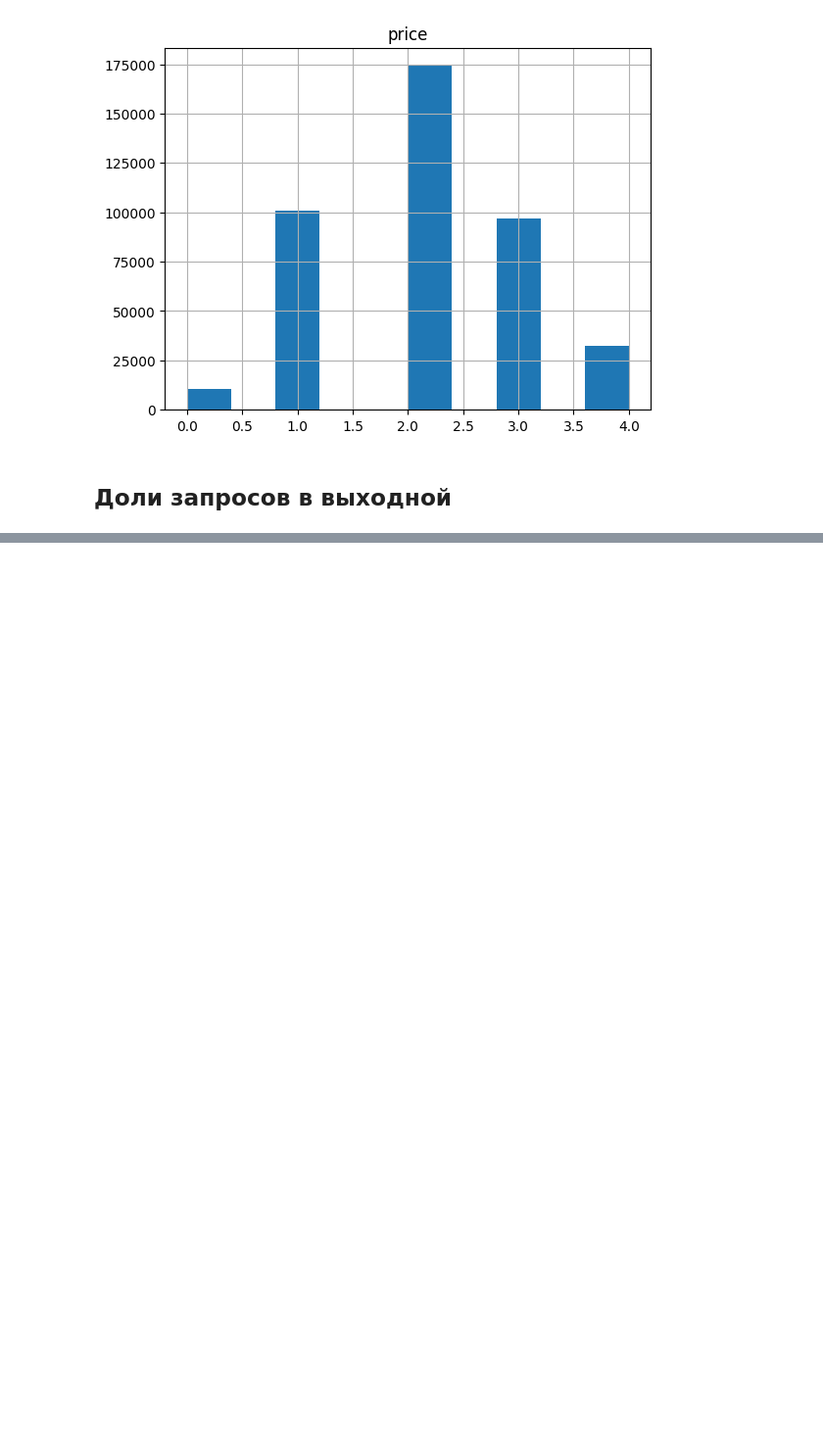
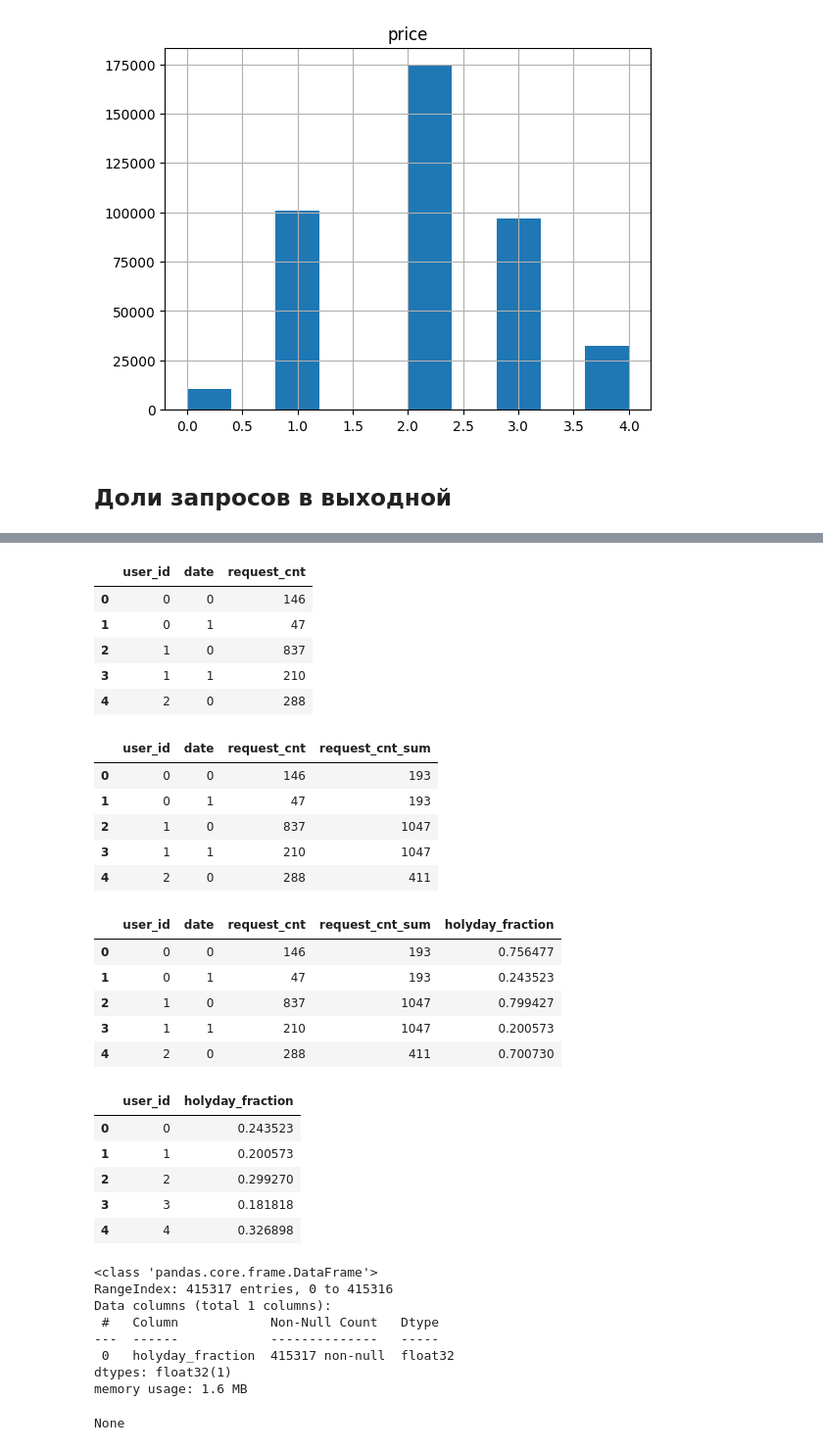
Before and after one commit to koshkidadanet/MTS-ML-CUP, a Jupyter notebook: feature_eng.ipynb, the cells around one changed output, grey strips where cells are left out. Shown at 98% size. Saved outputs shown, nothing was run; the diff lists cells and outputs as text; code cells hidden in the pictures; blank space fills up the shorter version.

Commit message:
holiday_fraction ready

```diff
--- a/feature_eng.ipynb
+++ b/feature_eng.ipynb
@@ -798,7 +799,7 @@ del df
 ## Доли запросов в выходной
 # %%
 path = '..\\full_data\\competition_data_final_pqt'
-columns = {'user_id': 'int32', 'request_cnt': 'int8','date': 'object'}
+columns = {'user_id': 'int32', 'request_cnt': 'int8','date': 'datetime64[ns]'}
 data = read_data(path,columns)
 display(data.info())
 display(data.isna().sum())
@@ -805,6 +821,0 @@ display(data.isna().sum())
-# %%
-year = "2022"
-url = 'https://raw.githubusercontent.com/d10xa/holidays-calendar/master/json/consultant' + year + '.json'
-r = requests.get(url)
-cal = json.loads(r.text)
-print(cal["holidays"].count("2022-12-16")) # 1 - праздничный/выходной, 0 - рабочий
@@ -812,0 +822,17 @@ print(cal["holidays"].count("2022-12-16")) # 1 - праздничный/выхо
+# %%
+url21 = 'https://raw.githubusercontent.com/d10xa/holidays-calendar/master/json/consultant' + '2021' + '.json'
+r21 = requests.get(url21)
+cal21 = json.loads(r21.text)
+
+url22 = 'https://raw.githubusercontent.com/d10xa/holidays-calendar/master/json/consultant' + '2022' + '.json'
+r22 = requests.get(url22)
+cal22 = json.loads(r22.text)
+
+def is_holiday(date):
+    if date.year == 2021:
+        return cal21['holidays'].count(str(date)[0:-9])
+    else:
+        return cal22['holidays'].count(str(date)[0:-9])
+
+data['date'] = data['date'].apply(lambda date: is_holiday(date))
+data.head()
@@ -812,0 +846,3 @@ print(cal["holidays"].count("2022-12-16")) # 1 - праздничный/выхо
+# %%
+data['date'] = data['date'].astype('category')
+data.info()
@@ -812,0 +860,47 @@ print(cal["holidays"].count("2022-12-16")) # 1 - праздничный/выхо
+# %%
+df = data.groupby(['user_id','date'],group_keys=False)['request_cnt'].sum().reset_index()
+display(df.head())
+df['request_cnt_sum'] = pd.Series(np.repeat(df.groupby('user_id')['request_cnt'].sum().reset_index(drop=True).values,2,axis=0))
+display(df.head())
+df['holyday_fraction'] = df['request_cnt']/df['request_cnt_sum']
+df['holyday_fraction'] = df['holyday_fraction'].astype('float32')
+display(df.head())
+
+df = df.loc[df['date']==1].drop(['request_cnt_sum','request_cnt','date'],axis=1).reset_index(drop=True)
+display(df.head())
+df = df.drop('user_id',axis=1)
+display(df.info())
+# %% [output]
+|  | user_id | date | request_cnt |
+| 0 | 0 | 0 | 146 |
+| 1 | 0 | 1 | 47 |
+| 2 | 1 | 0 | 837 |
+| 3 | 1 | 1 | 210 |
+| 4 | 2 | 0 | 288 |
+|  | user_id | date | request_cnt | request_cnt_sum |
+| 0 | 0 | 0 | 146 | 193 |
+| 1 | 0 | 1 | 47 | 193 |
+| 2 | 1 | 0 | 837 | 1047 |
+| 3 | 1 | 1 | 210 | 1047 |
+| 4 | 2 | 0 | 288 | 411 |
+|  | user_id | date | request_cnt | request_cnt_sum | holyday_fraction |
+| 0 | 0 | 0 | 146 | 193 | 0.756477 |
+| 1 | 0 | 1 | 47 | 193 | 0.243523 |
+| 2 | 1 | 0 | 837 | 1047 | 0.799427 |
+| 3 | 1 | 1 | 210 | 1047 | 0.200573 |
+| 4 | 2 | 0 | 288 | 411 | 0.700730 |
+|  | user_id | holyday_fraction |
+| 0 | 0 | 0.243523 |
+| 1 | 1 | 0.200573 |
+| 2 | 2 | 0.299270 |
+| 3 | 3 | 0.181818 |
+| 4 | 4 | 0.326898 |
+<class 'pandas.core.frame.DataFrame'>
+RangeIndex: 415317 entries, 0 to 415316
+Data columns (total 1 columns):
+ #   Column            Non-Null Count   Dtype
+---  ------            --------------   -----
+ 0   holyday_fraction  415317 non-null  float32
+dtypes: float32(1)
+memory usage: 1.6 MB
+None
```
Also changed, not shown: parts of 6 cells of this notebook.
